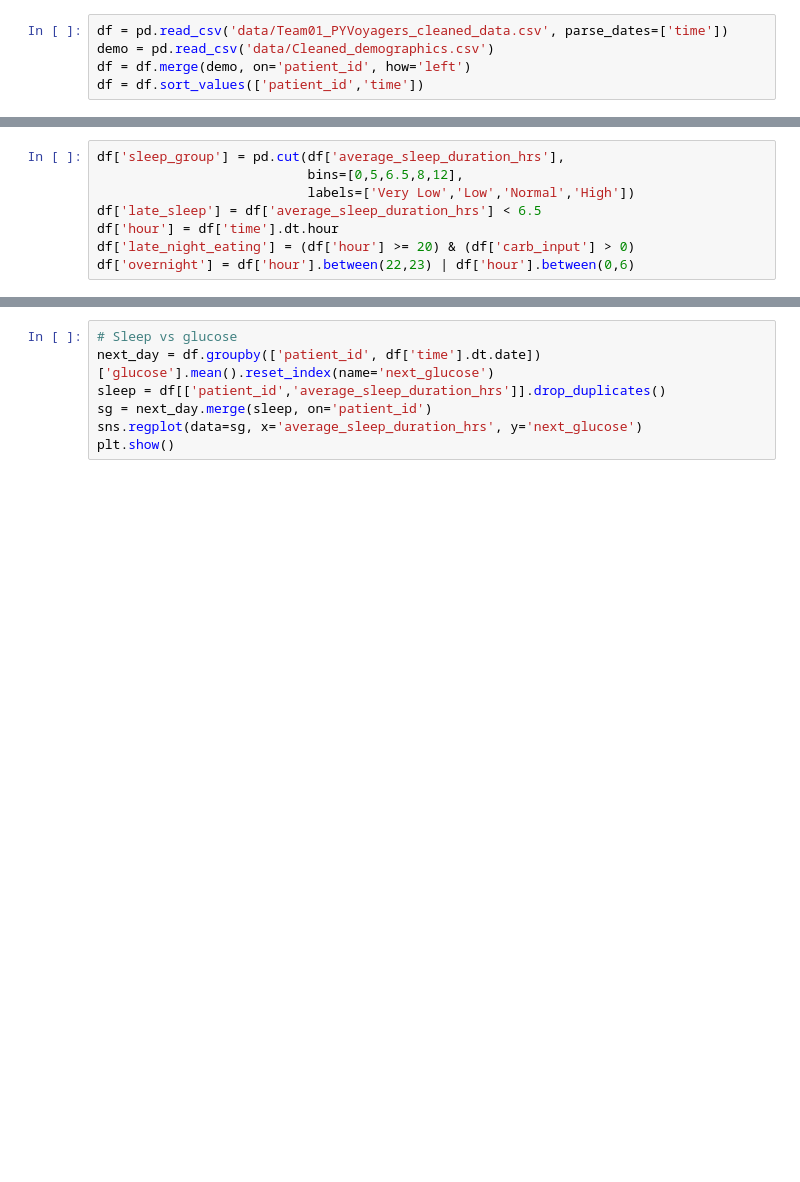
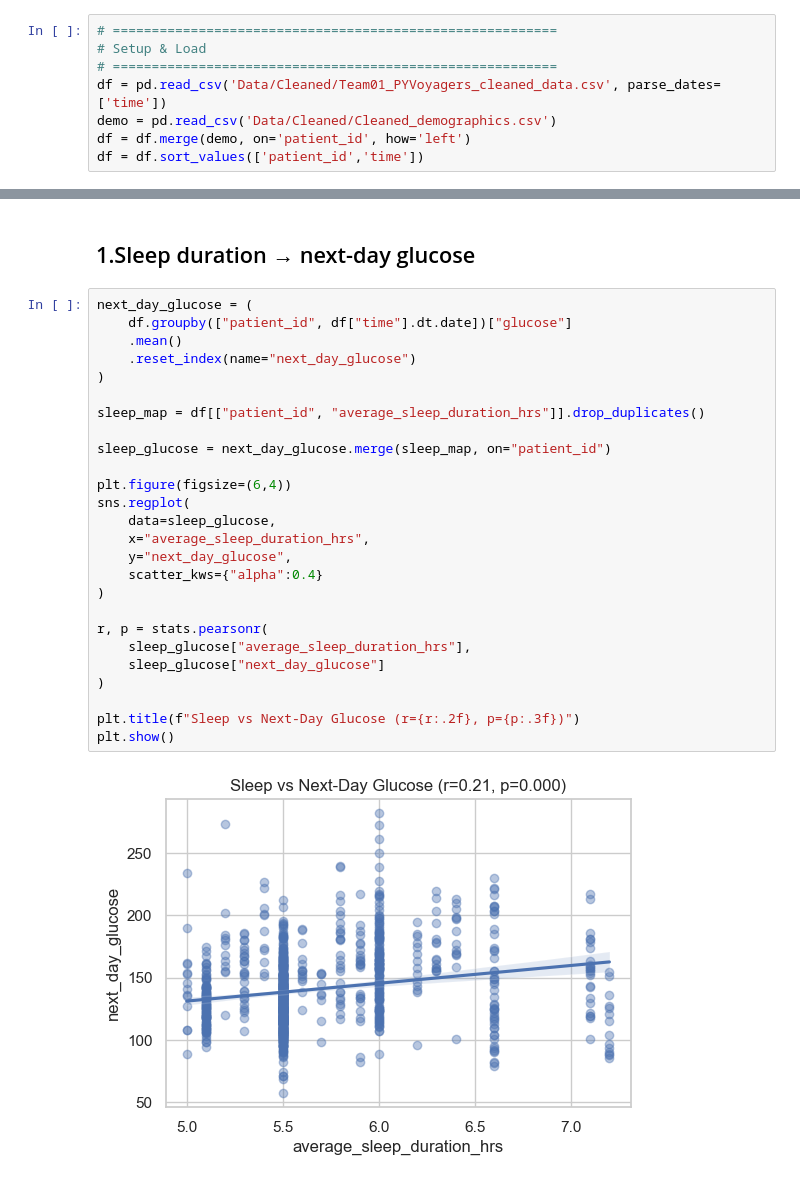
Before and after one commit to rajeshwariananth/Team01_PyVoyagers_Python_Hackathon_MAY_2026, a Jupyter notebook: Team01_PyVoyagers_Prescriptive.ipynb, the cells around one changed output, grey strips where cells are left out. Cells and saved outputs as stored; diff of their text form; blank space fills up the shorter version.

```diff
--- a/Team01_PyVoyagers_Prescriptive.ipynb
+++ b/Team01_PyVoyagers_Prescriptive.ipynb
@@ -12,5 +18,8 @@ sns.set_theme(style='whitegrid')
 # %%
-df = pd.read_csv('data/Team01_PYVoyagers_cleaned_data.csv', parse_dates=['time'])
-demo = pd.read_csv('data/Cleaned_demographics.csv')
+# =========================================================
+# Setup & Load
+# =========================================================
+df = pd.read_csv('Data/Cleaned/Team01_PYVoyagers_cleaned_data.csv', parse_dates=['time'])
+demo = pd.read_csv('Data/Cleaned/Cleaned_demographics.csv')
 df = df.merge(demo, on='patient_id', how='left')
 df = df.sort_values(['patient_id','time'])
@@ -20,8 +25,0 @@ HYPER = 180
-# %%
-df['sleep_group'] = pd.cut(df['average_sleep_duration_hrs'],
-                           bins=[0,5,6.5,8,12],
-                           labels=['Very Low','Low','Normal','High'])
-df['late_sleep'] = df['average_sleep_duration_hrs'] < 6.5
-df['hour'] = df['time'].dt.hour
-df['late_night_eating'] = (df['hour'] >= 20) & (df['carb_input'] > 0)
-df['overnight'] = df['hour'].between(22,23) | df['hour'].between(0,6)
@@ -28,7 +128,30 @@ df['overnight'] = df['hour'].between(22,23) | df['hour'].between(0,6)
+# %% [markdown]
+## 1.Sleep duration → next-day glucose
 # %%
-# Sleep vs glucose
-next_day = df.groupby(['patient_id', df['time'].dt.date])['glucose'].mean().reset_index(name='next_glucose')
-sleep = df[['patient_id','average_sleep_duration_hrs']].drop_duplicates()
-sg = next_day.merge(sleep, on='patient_id')
-sns.regplot(data=sg, x='average_sleep_duration_hrs', y='next_glucose')
+next_day_glucose = (
+    df.groupby(["patient_id", df["time"].dt.date])["glucose"]
+    .mean()
+    .reset_index(name="next_day_glucose")
+)
+
+sleep_map = df[["patient_id", "average_sleep_duration_hrs"]].drop_duplicates()
+
+sleep_glucose = next_day_glucose.merge(sleep_map, on="patient_id")
+
+plt.figure(figsize=(6,4))
+sns.regplot(
+    data=sleep_glucose,
+    x="average_sleep_duration_hrs",
+    y="next_day_glucose",
+    scatter_kws={"alpha":0.4}
+)
+
+r, p = stats.pearsonr(
+    sleep_glucose["average_sleep_duration_hrs"],
+    sleep_glucose["next_day_glucose"]
+)
+
+plt.title(f"Sleep vs Next-Day Glucose (r={r:.2f}, p={p:.3f})")
 plt.show()
+# %% [output]
+[figure, added]
```
Also changed, not shown: parts of 19 cells of this notebook.
